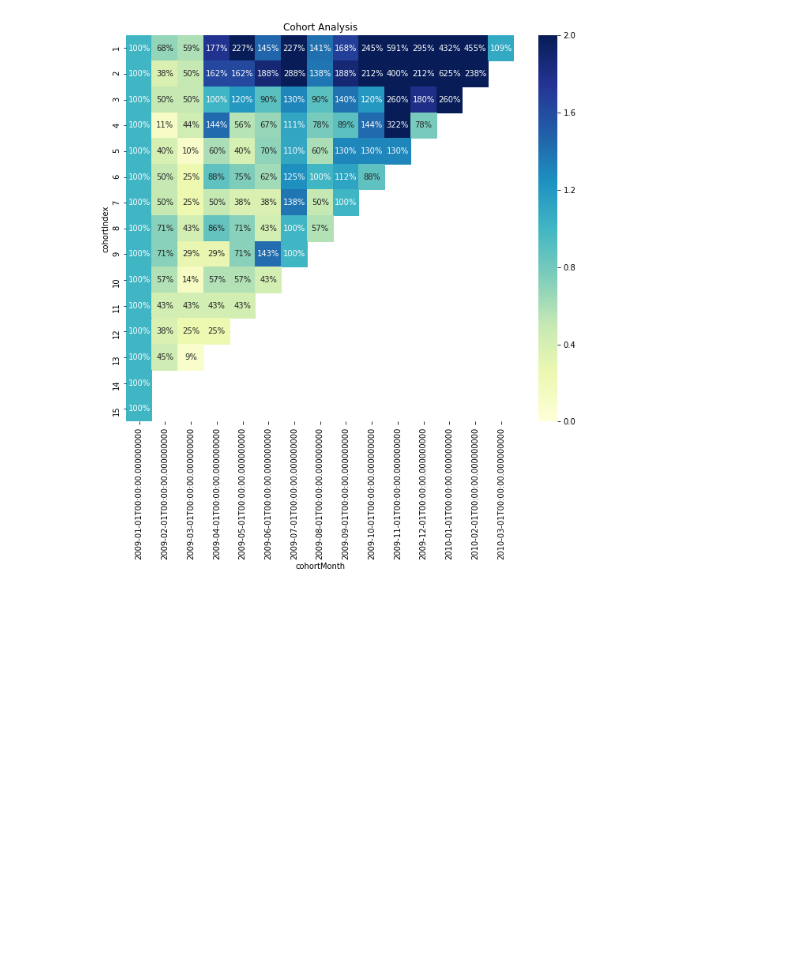
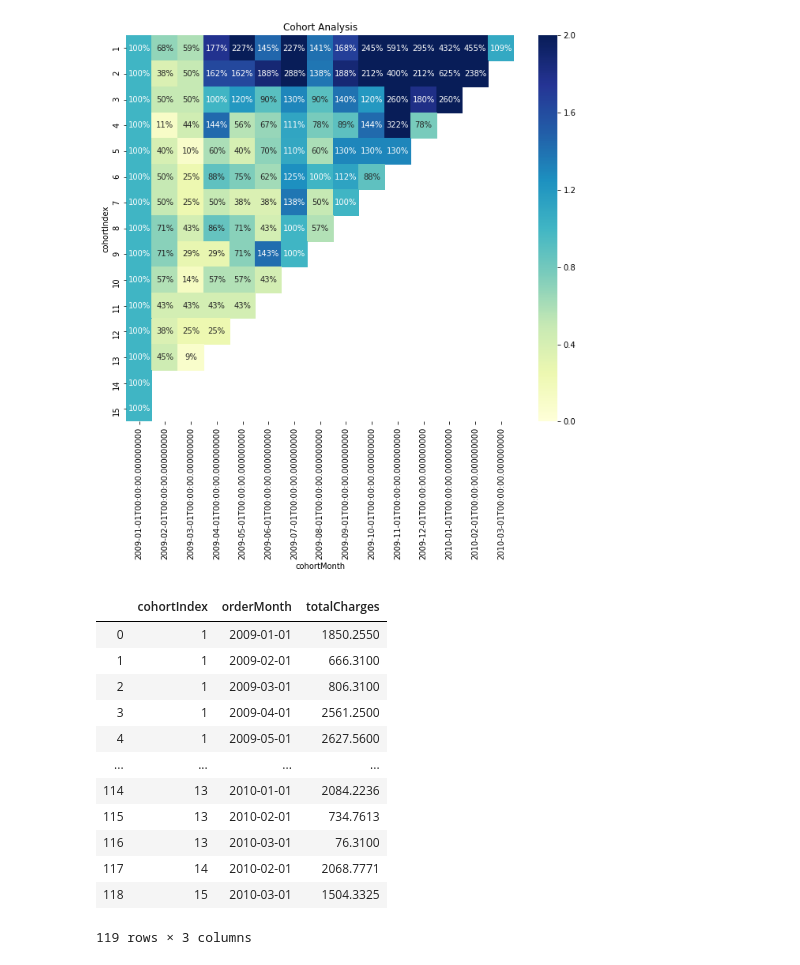
Before and after one commit to ngormsen/everest_insights, a Jupyter notebook: data/preprocessing.ipynb, the cells around one changed output. Saved outputs shown, nothing was run; the diff lists cells and outputs as text; code cells hidden in the pictures; blank space fills up the shorter version.

Commit message:
Refactor DataModel

```diff
--- a/data/preprocessing.ipynb
+++ b/data/preprocessing.ipynb
@@ -210,3 +228,19 @@ sns.heatmap(data = retention,
 plt.show()
 # %% [output]
 [figure]
+# %%
+cohort_data
+# %% [output]
+|  | cohortIndex | orderMonth | totalCharges |
+| 0 | 1 | 2009-01-01 | 1850.2550 |
+| 1 | 1 | 2009-02-01 | 666.3100 |
+| 2 | 1 | 2009-03-01 | 806.3100 |
+| 3 | 1 | 2009-04-01 | 2561.2500 |
+| 4 | 1 | 2009-05-01 | 2627.5600 |
+| ... | ... | ... | ... |
+| 114 | 13 | 2010-01-01 | 2084.2236 |
+| 115 | 13 | 2010-02-01 | 734.7613 |
+| 116 | 13 | 2010-03-01 | 76.3100 |
+| 117 | 14 | 2010-02-01 | 2068.7771 |
+| 118 | 15 | 2010-03-01 | 1504.3325 |
+119 rows × 3 columns
```
Also changed, not shown: parts of 6 cells of this notebook, 3 other files.
